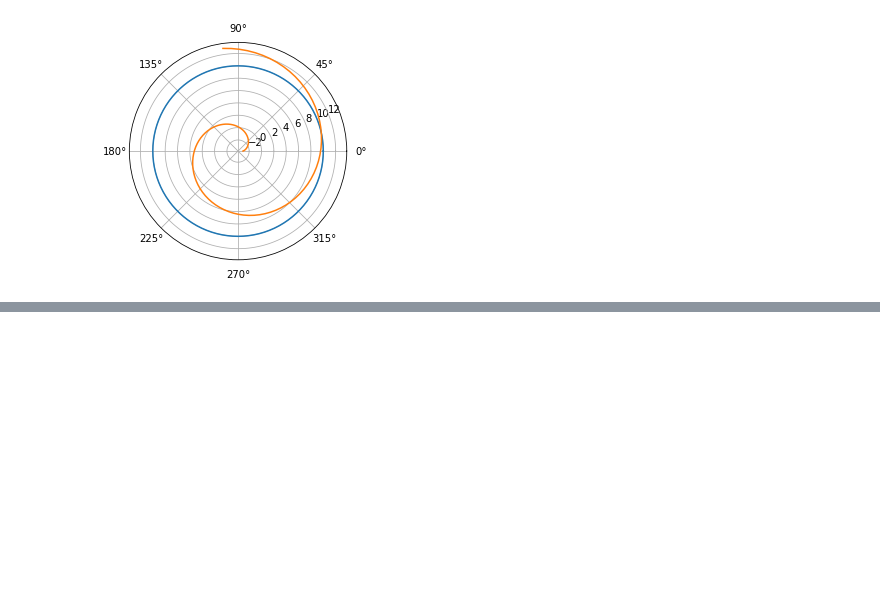
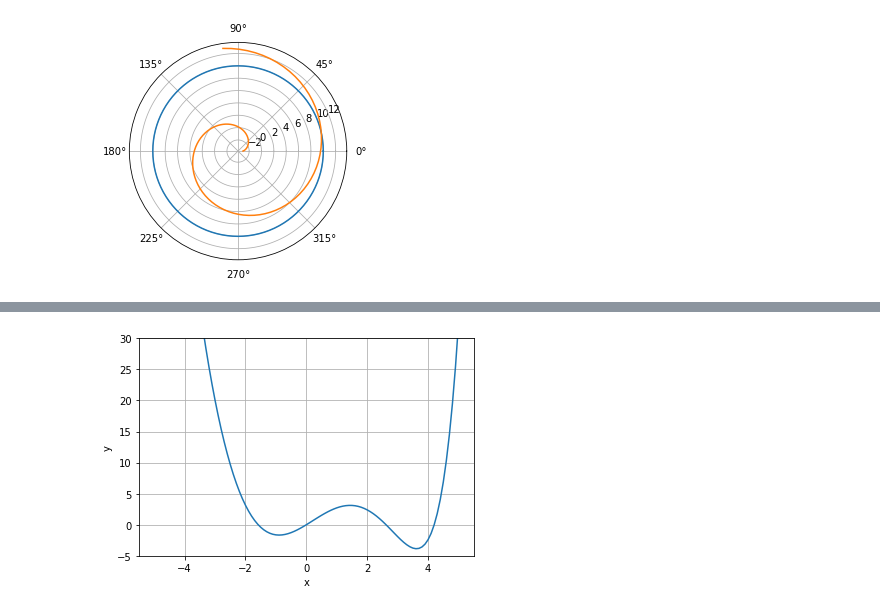
Before and after one commit to vitalyvj/math, a Jupyter notebook: HW3_sheet2_1_3_4.ipynb, the cells around one changed output, grey strips where cells are left out. Saved outputs shown, nothing was run; the diff lists cells and outputs as text; code cells hidden in the pictures; blank space fills up the shorter version.

```diff
--- a/HW3_sheet2_1_3_4.ipynb
+++ b/HW3_sheet2_1_3_4.ipynb
@@ -124,0 +128,13 @@ x ∈ (-∞; -1.5818353528958982), (2.618145573086073; 4.200105841149689)
+# %%
+# проверка 4.1:
+
+x = np.linspace(-5, 5, 101)
+y = np.exp(x)+x*(2-x**2)-1
+
+plt.plot(x, y)
+plt.xlabel('x')
+plt.ylabel('y')
+plt.ylim(-5, 30)
+plt.grid()
+# %% [output]
+[figure, added]
```
Also changed, not shown: parts of 2 cells of this notebook.
